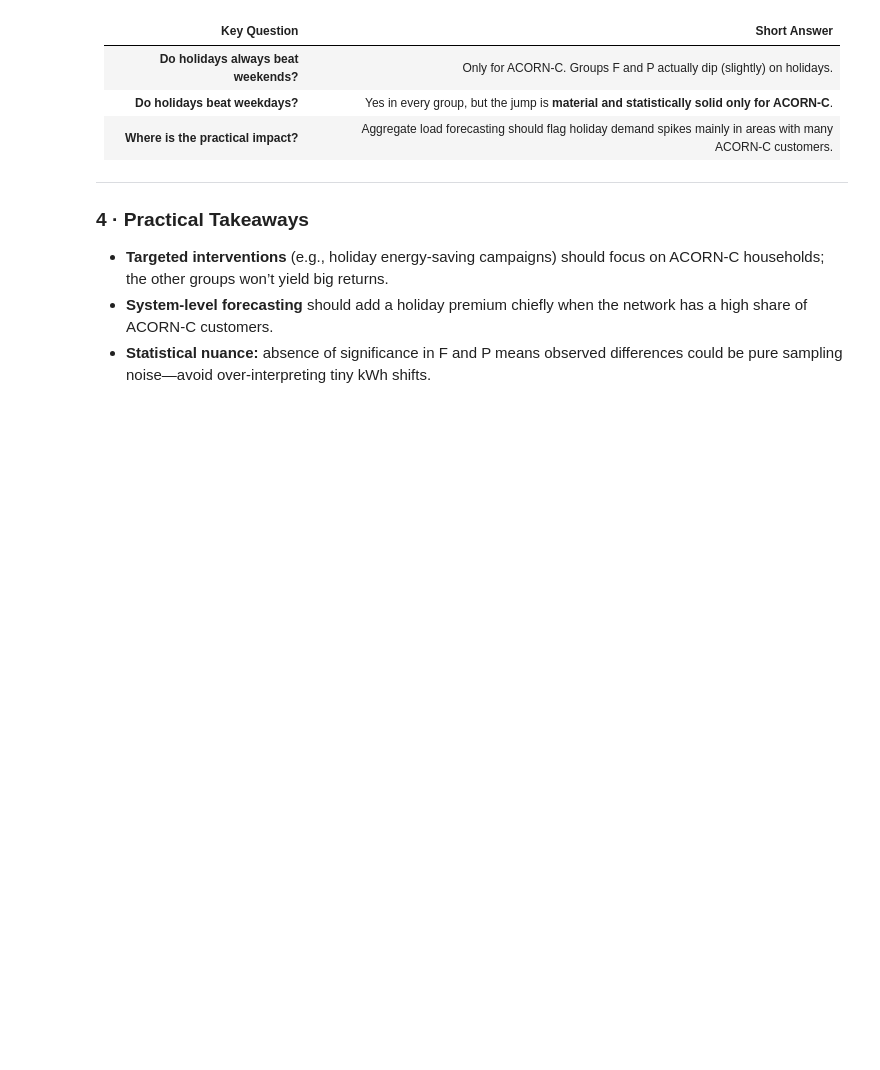
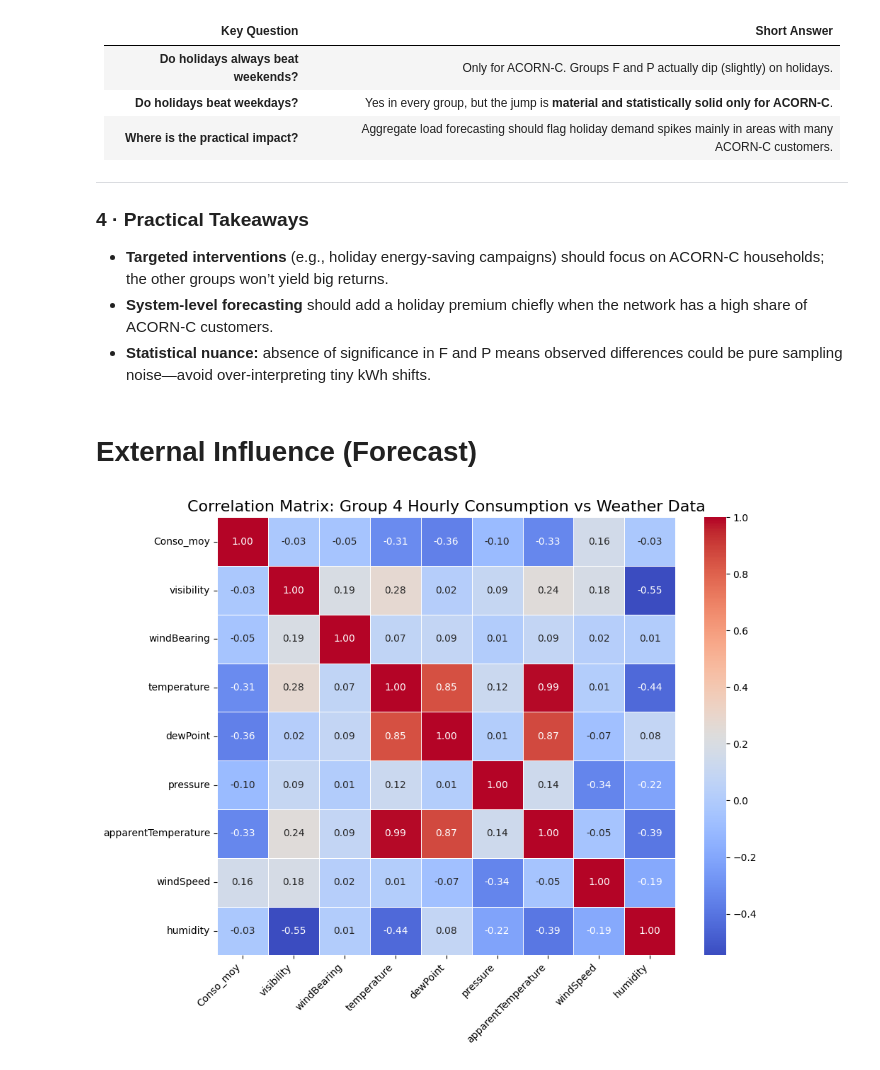
Before and after one commit to thiagonarcizo/Forecast-of-Electricity-Consumption, a Jupyter notebook: notebooks_thiago/01_data_exploration.ipynb, the cells around one changed output. Saved outputs shown, nothing was run; the diff lists cells and outputs as text; code cells hidden in the pictures; blank space fills up the shorter version.

Commit message:
Weather Data Analysis

```diff
--- a/notebooks_thiago/01_data_exploration.ipynb
+++ b/notebooks_thiago/01_data_exploration.ipynb
@@ -48,9 +45,6 @@ group_4_half_hourly_predict = data['group_4_half_hourly_predict']
 group_4_daily = data['group_4_daily']
 group_4_half_hourly = data['group_4_half_hourly']
 # %%
-# Fix datetime formats using utility function
-data = fix_datetime_formats(data)
-
 # Update individual variables
 temperatures = data['temperatures']
 uk_bank_holidays = data['uk_bank_holidays']
@@ -644,3 +638,46 @@ Holidays have HIGHER consumption than weekdays
 * **Targeted interventions** (e.g., holiday energy-saving campaigns) should focus on ACORN-C households; the other groups won’t yield big returns.
 * **System-level forecasting** should add a holiday premium chiefly when the network has a high share of ACORN-C customers.
 * **Statistical nuance:** absence of significance in F and P means observed differences could be pure sampling noise—avoid over-interpreting tiny kWh shifts.
+# %% [markdown]
+# External Influence (Forecast)
+# %%
+# Corr matrix
+
+# Necessary data
+weather_hourly = data['weather_hourly']
+group_4_half_hourly = data['group_4_half_hourly']
+
+# Reset index to make time a column if it's currently the index
+if weather_hourly.index.name == 'time' or 'time' in str(weather_hourly.index.name):
+    weather_hourly = weather_hourly.reset_index()
+
+# Ensure datetime columns are properly formatted
+if 'time' in weather_hourly.columns and not pd.api.types.is_datetime64_any_dtype(weather_hourly['time']):
+    weather_hourly['time'] = pd.to_datetime(weather_hourly['time'])
+elif 'DateTime' in weather_hourly.columns and not pd.api.types.is_datetime64_any_dtype(weather_hourly['DateTime']):
+    weather_hourly['DateTime'] = pd.to_datetime(weather_hourly['DateTime'])
+
+# Resample group_4_half_hourly to hourly frequency
+group_4_hourly = group_4_half_hourly.set_index('DateTime').resample('h')['Conso_moy'].mean().reset_index()
+
+# Determine the correct timestamp column in weather_hourly for merging
+weather_time_col = 'time' if 'time' in weather_hourly.columns else 'DateTime'
+
+# Merge with weather_hourly data
+merged_data = pd.merge(group_4_hourly, weather_hourly, left_on='DateTime', right_on=weather_time_col, how='inner')
+
+# Select numerical columns for correlation
+columns_to_exclude = ['block_id', 'LCLid']
+relevant_numeric_cols = [col for col in merged_data.select_dtypes(include=np.number).columns if col not in columns_to_exclude]
+correlation_matrix = merged_data[relevant_numeric_cols].corr()
+
+# Display the correlation matrix using a heatmap
+plt.figure(figsize=(10, 8)) # Increased figure size for better readability
+sns.heatmap(correlation_matrix, annot=True, cmap='coolwarm', fmt=".2f", linewidths=.5)
+plt.title('Correlation Matrix: Group 4 Hourly Consumption vs Weather Data', fontsize=16)
+plt.xticks(rotation=45, ha='right')
+plt.yticks(rotation=0)
+plt.tight_layout() # Adjust layout to prevent labels from overlapping
+plt.show()
+# %% [output]
+[figure, added]
```
Also changed, not shown: parts of 9 cells of this notebook, 1 other file.
